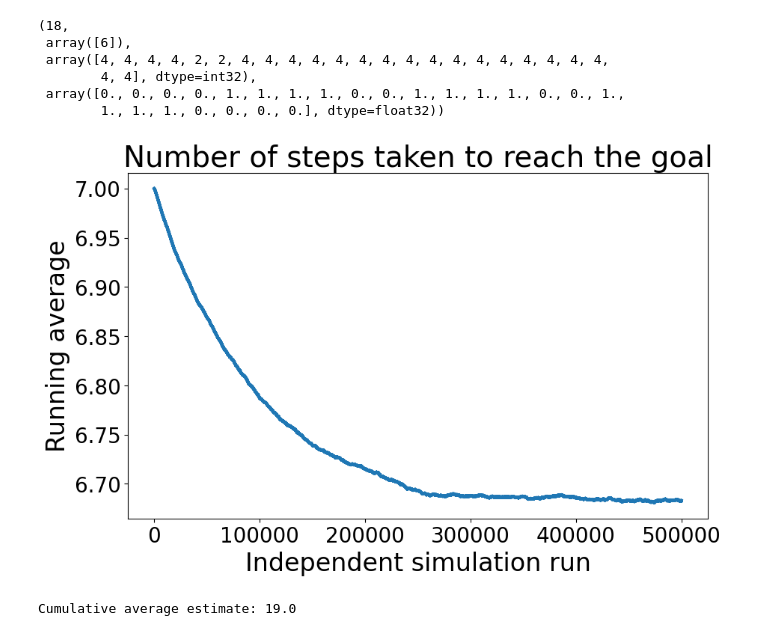
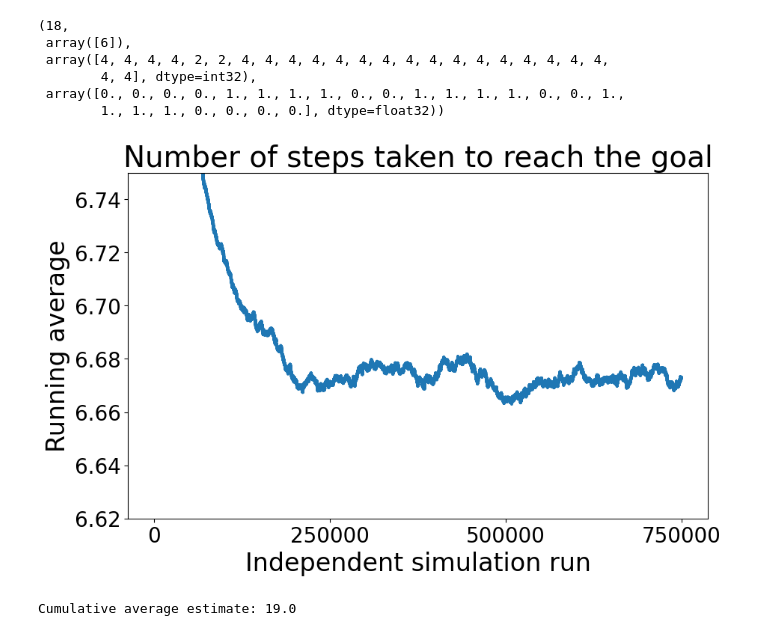
Before and after one commit to Symplectomorphism/miscellaneous, a Jupyter notebook: dolambac/simulation/sibling_q_learning.ipynb, the cells around one changed output. Saved outputs shown, nothing was run; the diff lists cells and outputs as text; code cells hidden in the pictures.

```diff
--- a/dolambac/simulation/sibling_q_learning.ipynb
+++ b/dolambac/simulation/sibling_q_learning.ipynb
@@ -201,11 +201,11 @@ obs, info = env.reset(options={'randomize_world': True})
 # env.render_mode = 'human'
 agent.reset()
 
-n_episodes = 500_000
+n_episodes = 750_000
 avg_steps = 100
-alpha = 1e-5
+alpha = 2e-5
 running_avg = np.zeros(n_episodes+1, dtype=np.float32)
-running_avg[0] = 7.0
+running_avg[0] = 7
 state_count = np.zeros((5, 5), dtype=int)
 # all_steps = np.zeros(n_episodes+1, dtype=int)
 # all_bad_moves = np.zeros(n_episodes+1, dtype=int)
@@ -292,13 +292,16 @@ agent.env._true_world_idx, agent.env._world_belief ,agent.N_bandit,agent.Q_bandi
 # %%
 fig = plt.figure(figsize=(10, 6))
 ax = fig.add_subplot(111)
 ax.plot(running_avg, linewidth=3)
 ax.set_title("Number of steps taken to reach the goal")
 ax.set_xlabel("Independent simulation run")
 ax.set_ylabel("Running average")
+# ax.set_xlim(200_000, 750_000)
+ax.set_xticks([0, 250_000, 500_000, 750_000])
+ax.set_ylim(6.62, 6.75)
 fig.savefig("../TeX/robot_on_chessboard/english_v2/figures/running_avg.eps", format="eps", dpi=1000, bbox_inches='tight', pad_inches=0.1)
 # %% [output]
-[figure, old version]
+[figure, new version]
 # %%
 rng = np.random.default_rng()
 env.render_mode = None
```
Also changed, not shown: parts of 1 cell of this notebook, 1 other file.
